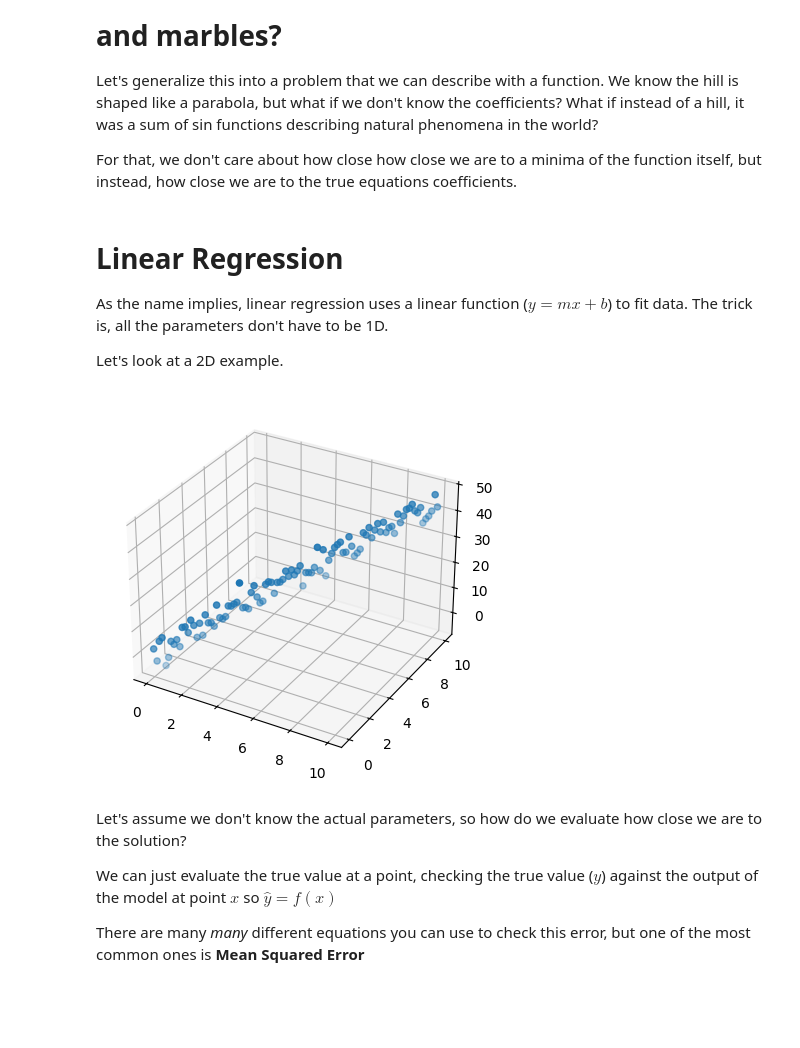
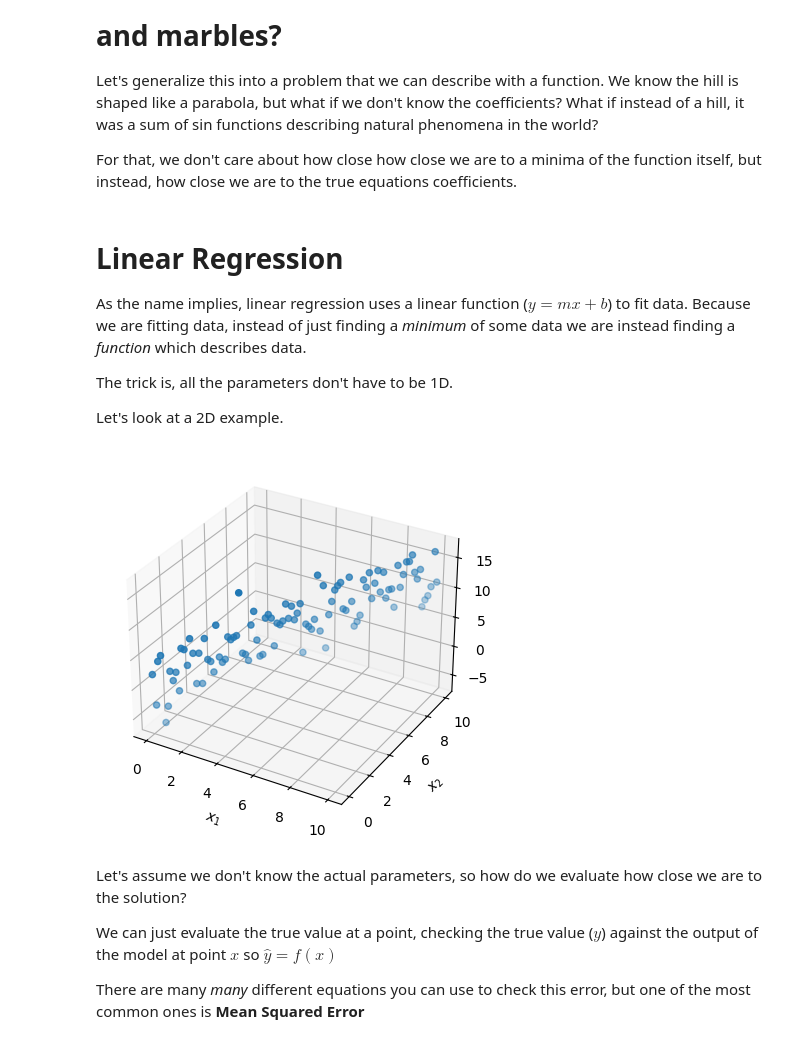
Before and after one commit to BNL-Fermilab-RENEW/tutorials_2025, a Jupyter notebook: RegressionClassification/RegressionClassification-Guide.ipynb, the cells around one changed output. Cells and saved outputs as stored; diff of their text form; code cells hidden in the pictures; blank space fills up the shorter version.

```diff
--- a/RegressionClassification/RegressionClassification-Guide.ipynb
+++ b/RegressionClassification/RegressionClassification-Guide.ipynb
@@ -213,0 +245,24 @@ plt.show()
+# %%
+# Try it with another set of initial data
+
+def A_funct(vector):
+    """Function of 3D Space"""
+    return vector[0]**2 + vector[1]**2 + vector[2]**2
+
+x = np.linspace(-3, 3, 100)
+x = np.array([x, x, x])
+y = A_funct(x)
+
+
+initial_x = np.array([1, 1, 1, 1])
+x_history, y_history = find_min_y(V, gradient_func, x_init, gamma=0.001, N_steps=10)
+
+fig = plt.figure()
+ax = fig.add_subplot(111, projection='3d')
+ax.scatter(x[0], x[1], y, alpha=0.5, label="Data")
+
+ax.scatter(x_history[0][0], x_history[1][0], y_history[0], c='red', label="Initial guess")
+ax.scatter(x_history[0][-1], x_history[1][-1], y_history[-1], c='blue', label="Final guess")
+
+plt.legend()
+plt.show()
@@ -223,6 +280,9 @@ For that, we don't care about how close how close we are to a minima of the func
 # Linear Regression
 
 As the name implies, linear regression uses a linear function ($y=mx+b$) to fit data.
+Because we are fitting data, instead of just finding a *minimum* of some data we are instead finding a *function* which describes data.
+
+
 The trick is, all the parameters don't have to be 1D.
 
 Let's look at a 2D example.
@@ -230,7 +290,7 @@ Let's look at a 2D example.
 def linear_model(x, m=None, b=None, with_noise=False):
     """2D Linear data with noise"""
     if m is None:
-        m = np.array([0.5, 4])
+        m = np.array([0.5, 0.9])
     if b is None:
         b = 1
     y = (m[0] * x[0]) + (m[1] * x[1]) + b
@@ -241,14 +301,17 @@ def linear_model(x, m=None, b=None, with_noise=False):
 # %%
 # Example data
 x = np.array([np.linspace(0, 10, 100), np.linspace(0, 10, 100)])
 y = linear_model(x, with_noise=True)
 
 fig = plt.figure()
 ax = fig.add_subplot(111, projection='3d')
 ax.scatter(x[0], x[1], y)
+ax.set_xlabel(r"$x_1$")
+ax.set_ylabel(r"$x_2$")
+ax.set_zlabel(r"$y$")
 plt.show()
 # %% [output]
-[figure, old version]
+[figure, new version]
 # %% [markdown]
 Let's assume we don't know the actual parameters, so how do we evaluate how close we are to the solution?
 
```
Also changed, not shown: parts of 30 cells of this notebook, 1 other file.
